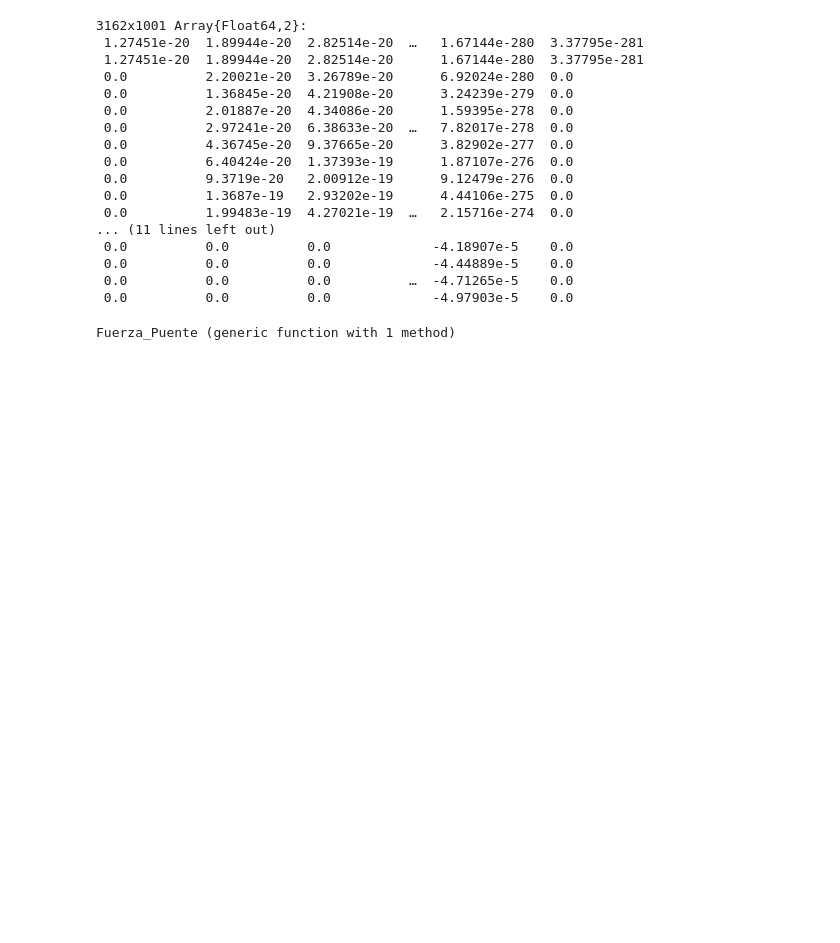
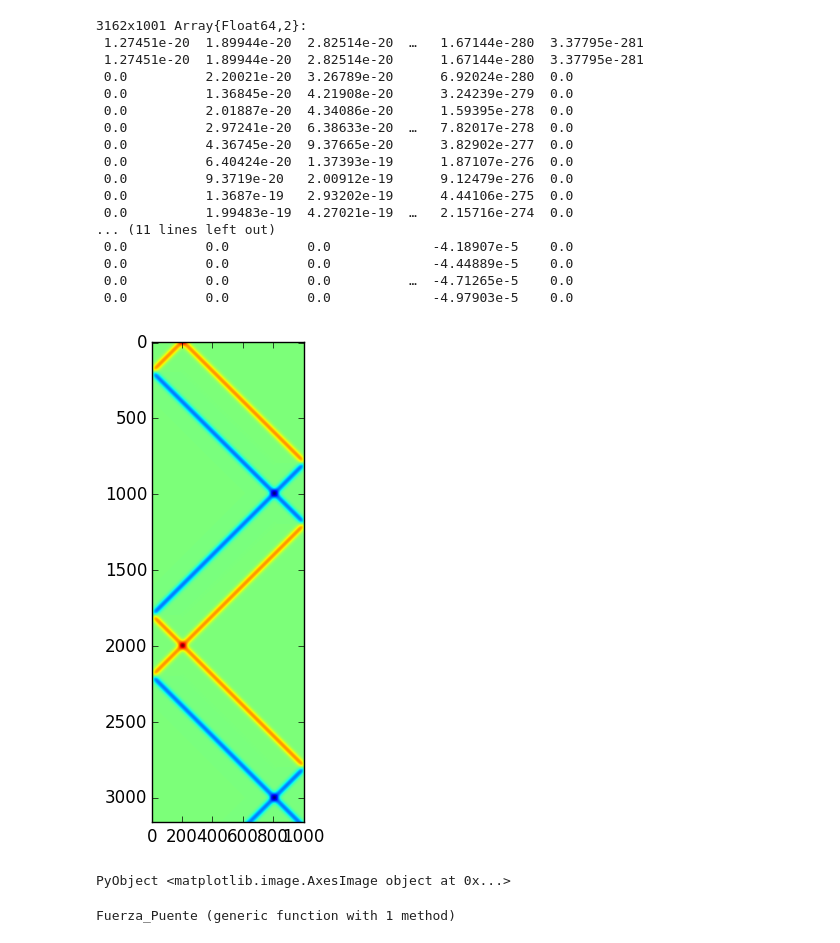
Before and after one commit to Ceboc/Cuerda, a Jupyter notebook: Proyecto.ipynb, the cells around one changed output. Drawn from its saved outputs; the diff is of its cells as text; code cells hidden in the pictures; blank space fills up the shorter version.

```diff
--- a/Proyecto.ipynb
+++ b/Proyecto.ipynb
@@ -117,6 +117,11 @@ PRIMERA=GUITARRA(CI, T, μ, Δx, Δt, N);  #T es la tensión de la cuerda, μ es
  0.0          0.0          0.0             -4.44889e-5    0.0
  0.0          0.0          0.0          …  -4.71265e-5    0.0
  0.0          0.0          0.0             -4.97903e-5    0.0
+# %%
+imshow(PRIMERA)
+# %% [output]
+[figure, added]
+PyObject <matplotlib.image.AxesImage object at 0x...>
 # %%
 function Fuerza_Puente(Matriz_Cuerda,paso_espacio, paso_tiempo,tension)
     Puntos_Puente = Matriz_Cuerda[:,1:2]
```
Also changed, not shown: parts of 3 cells of this notebook.
